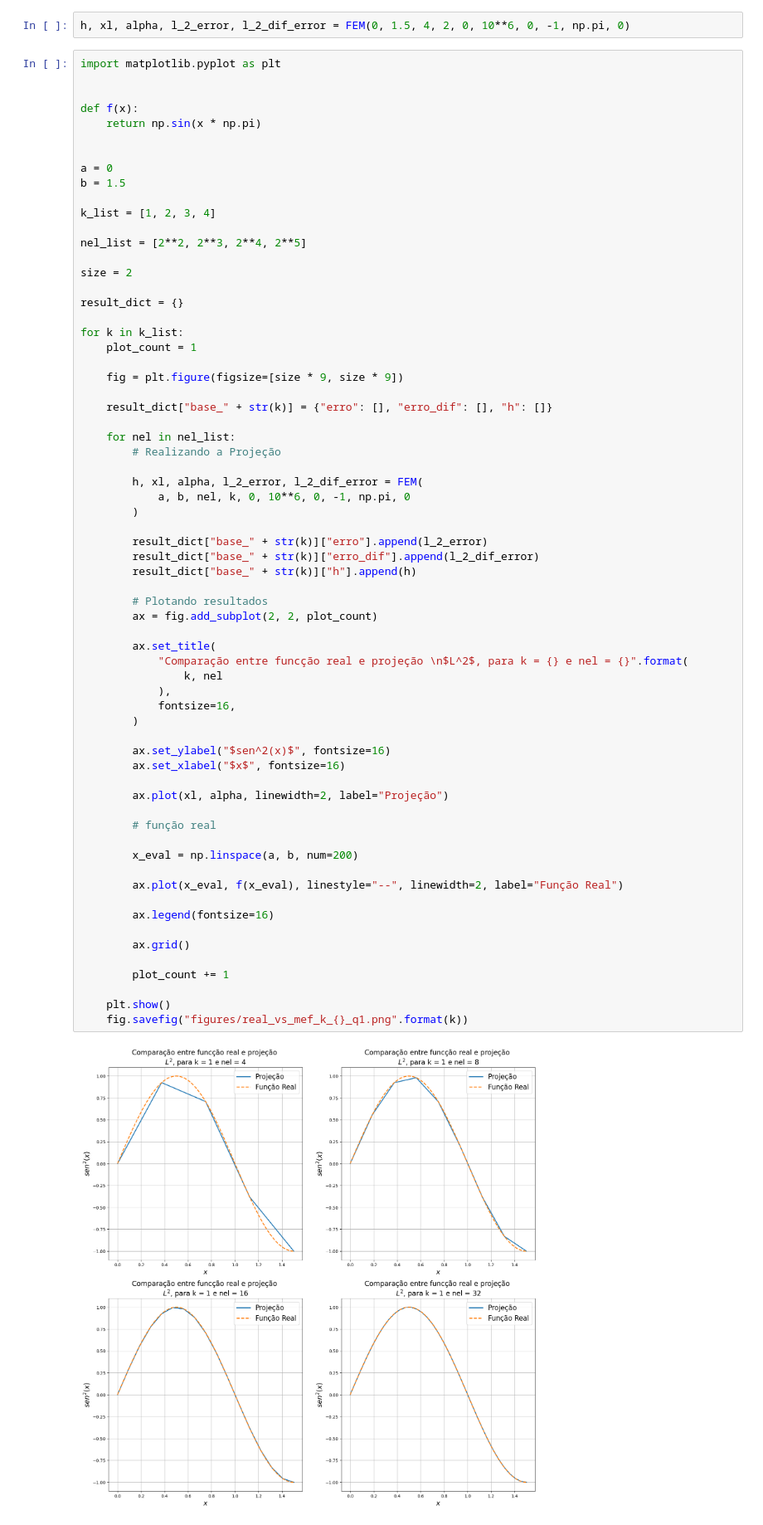
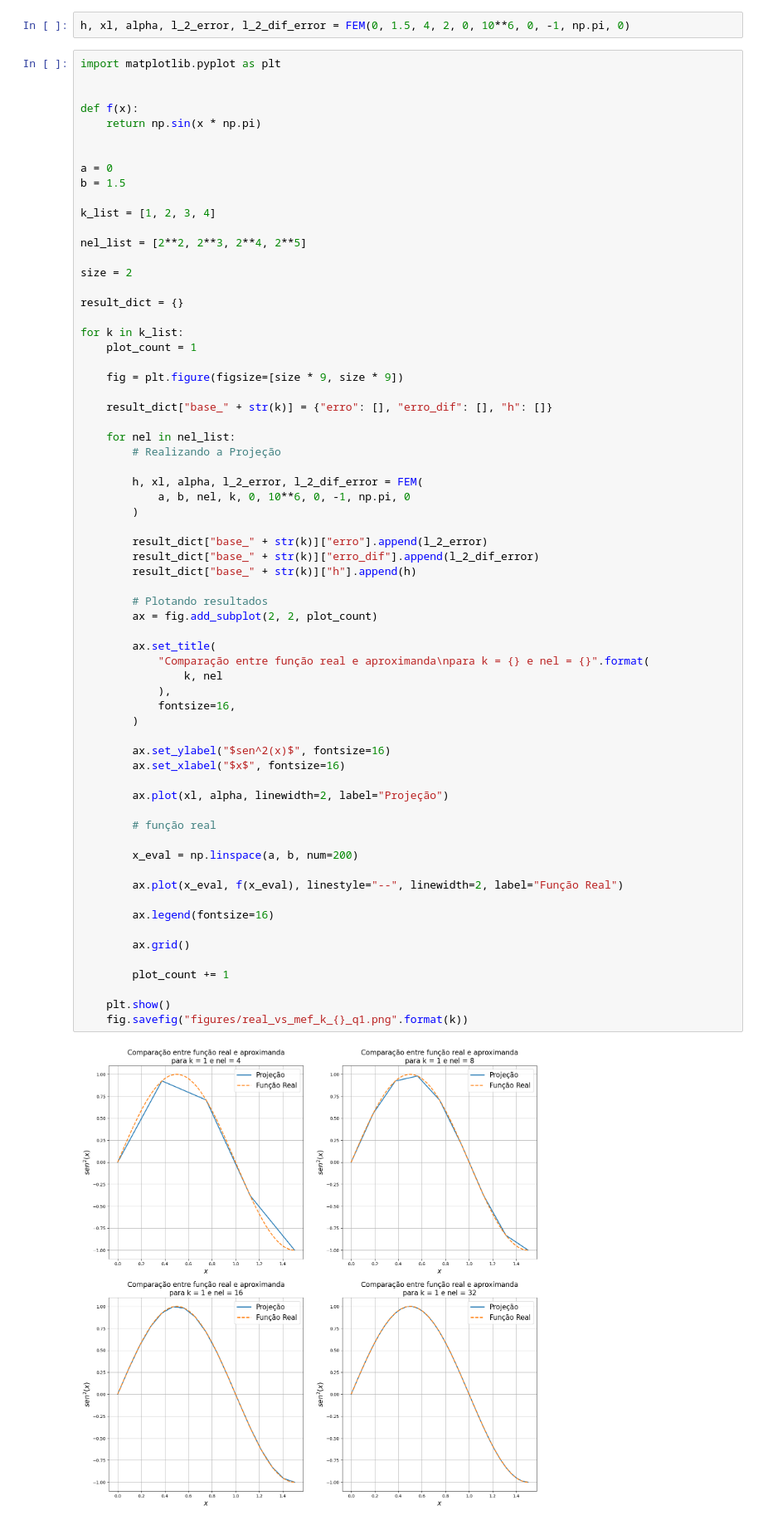
Before and after one commit to Esterci/FEM, a Jupyter notebook: lista_2/questao_1.ipynb, the cells around one changed output. Shown at 83% size. Saved outputs shown, nothing was run; the diff lists cells and outputs as text.

```diff
--- a/lista_2/questao_1.ipynb
+++ b/lista_2/questao_1.ipynb
@@ -495,32 +495,32 @@ for k in k_list:
 
         # Plotando resultados
         ax = fig.add_subplot(2, 2, plot_count)
 
         ax.set_title(
-            "Comparação entre funcção real e projeção \n$L^2$, para k = {} e nel = {}".format(
+            "Comparação entre função real e aproximanda\npara k = {} e nel = {}".format(
                 k, nel
             ),
             fontsize=16,
         )
 
         ax.set_ylabel("$sen^2(x)$", fontsize=16)
         ax.set_xlabel("$x$", fontsize=16)
 
         ax.plot(xl, alpha, linewidth=2, label="Projeção")
 
         # função real
 
         x_eval = np.linspace(a, b, num=200)
 
         ax.plot(x_eval, f(x_eval), linestyle="--", linewidth=2, label="Função Real")
 
         ax.legend(fontsize=16)
 
         ax.grid()
 
         plot_count += 1
 
     plt.show()
     fig.savefig("figures/real_vs_mef_k_{}_q1.png".format(k))
 # %% [output]
-[figure, old version]
+[figure, new version]
```
Also changed, not shown: parts of 1 cell of this notebook, 23 other files.
